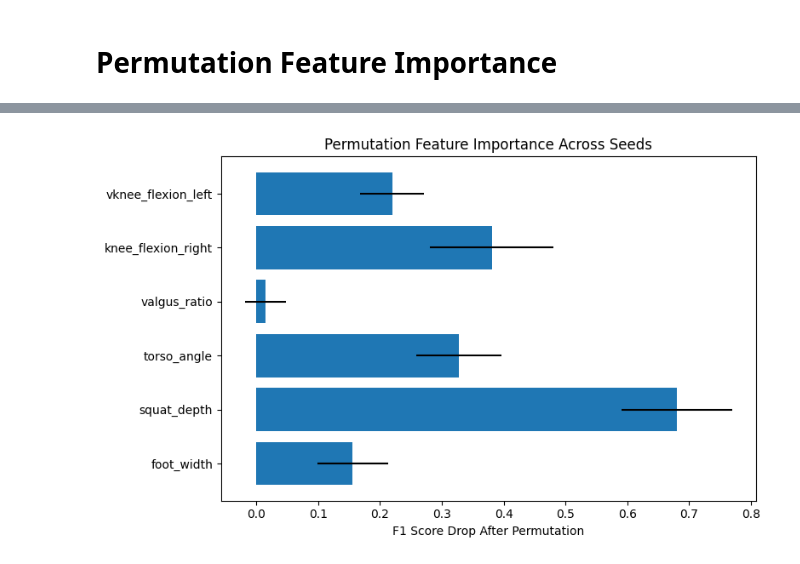
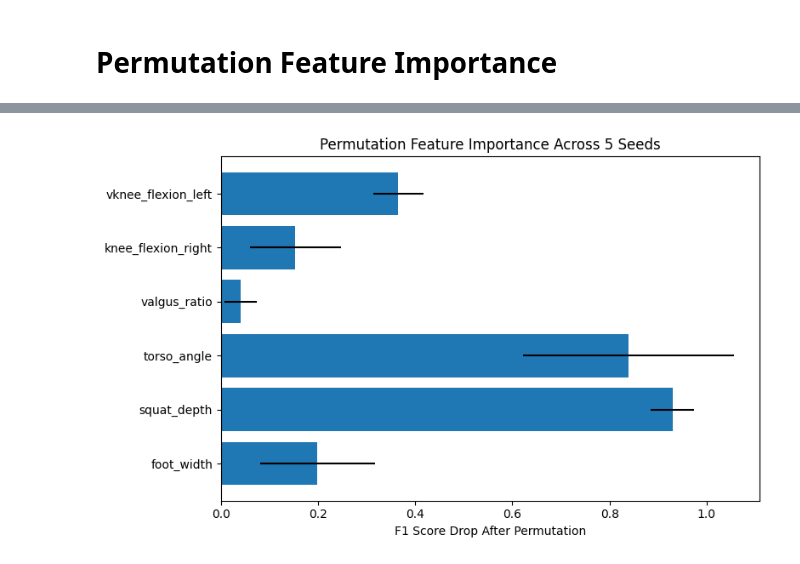
Before and after one commit to perujuice/BScThesis, a Jupyter notebook: models/biLSTM.ipynb, the cells around one changed output, grey strips where cells are left out. Drawn from its saved outputs; the diff is of its cells as text; code cells hidden in the pictures.

```diff
--- a/models/biLSTM.ipynb
+++ b/models/biLSTM.ipynb
@@ -154,7 +138,7 @@ param_grid = {
 }
 
 # 5-fold Stratified Cross-Validation
-cv = StratifiedKFold(n_splits=5, shuffle=True, random_state=seed)
+cv = StratifiedKFold(n_splits=5, shuffle=True, random_state=seeds[0])
 
 # Grid search setup
 grid_search = GridSearchCV(
@@ -254,0 +234,10 @@ Model saved as best_bilstm_model_bio.h5
+# %%
+
+X_train, X_test, y_train, y_test = train_test_split(
+        X_data, y_labels, test_size=0.2, stratify=y_labels, random_state=seeds[1]
+    )
+
+
+
+print(X_train.shape, X_test.shape, y_train.shape, y_test.shape)
+print(y_test)
@@ -347,6 +369,12 @@ plt.show()
 # Permutation Feature Importance
 # %%
 from sklearn.metrics import f1_score
+from collections import defaultdict
+
+# Your seeds — only use first 5
+pi_digit_string = "1415926535897932384626433832795028841971"
+seeds = [int(pi_digit_string[i:i+2]) for i in range(0, len(pi_digit_string), 2)][:5]
+
 # Your 6 feature names
 feature_names = [
     "vknee_flexion_left",
@@ -357,6 +385,8 @@ feature_names = [
     "foot_width"
 ]
 
+# Augmenter class assumed to be imported and available
+augmenter = Augmenter(noise_std=0.05, noise_n=2, mirror=False)
 
 # Store F1 drops per feature across seeds
 perm_importance = defaultdict(list)
@@ -365,10 +395,18 @@ for seed in seeds:
     print(f"\n🔁 Permutation importance with seed {seed}")
     set_seed(seed)
 
-    # Recreate train/test split
-    _, X_test, _, y_test = train_test_split(
+    # Train/test split
+    X_train, X_test, y_train, y_test = train_test_split(
         X_data, y_labels, test_size=0.2, stratify=y_labels, random_state=seed
     )
+
+    # Augment training set
+    X_train, y_train = augmenter.augment(X_train, y_train, base_seed=seed)
+
+    # Build and train model
+    model_builder = make_model_builder(input_shape=(X_train.shape[1], X_train.shape[2]))
+    model = model_builder(lstm_units=96, dropout_rate=0.4, learning_rate=0.0003)
+    model.fit(X_train, y_train, epochs=150, batch_size=32, verbose=0)
 
     # Predict baseline F1
     y_pred_base = (model.predict(X_test).flatten() > 0.5).astype(int)
@@ -377,14 +415,13 @@ for seed in seeds:
     for i, feature_name in enumerate(feature_names):
         X_permuted = X_test.copy()
 
-        # Shuffle i-th feature across time dimension for each sample
+        # Shuffle i-th feature across time for each sample
         for sample in X_permuted:
             np.random.shuffle(sample[:, i])
 
         y_pred_perm = (model.predict(X_permuted).flatten() > 0.5).astype(int)
         permuted_f1 = f1_score(y_test, y_pred_perm)
         drop = baseline_f1 - permuted_f1
-
         perm_importance[feature_name].append(drop)
 
 # Summarize results
@@ -400,7 +437,7 @@ std_drops = [np.std(perm_importance[name]) for name in feature_names]
 plt.figure(figsize=(8, 5))
 plt.barh(feature_names, mean_drops, xerr=std_drops)
 plt.xlabel("F1 Score Drop After Permutation")
-plt.title("Permutation Feature Importance Across Seeds")
+plt.title("Permutation Feature Importance Across 5 Seeds")
 plt.gca().invert_yaxis()
 plt.tight_layout()
 plt.show()
@@ -425 +462 @@ foot_width               : 0.1556 ± 0.0570
-[figure, old version]
+[figure, new version]
```
Also changed, not shown: parts of 9 cells of this notebook, 19 other files.
